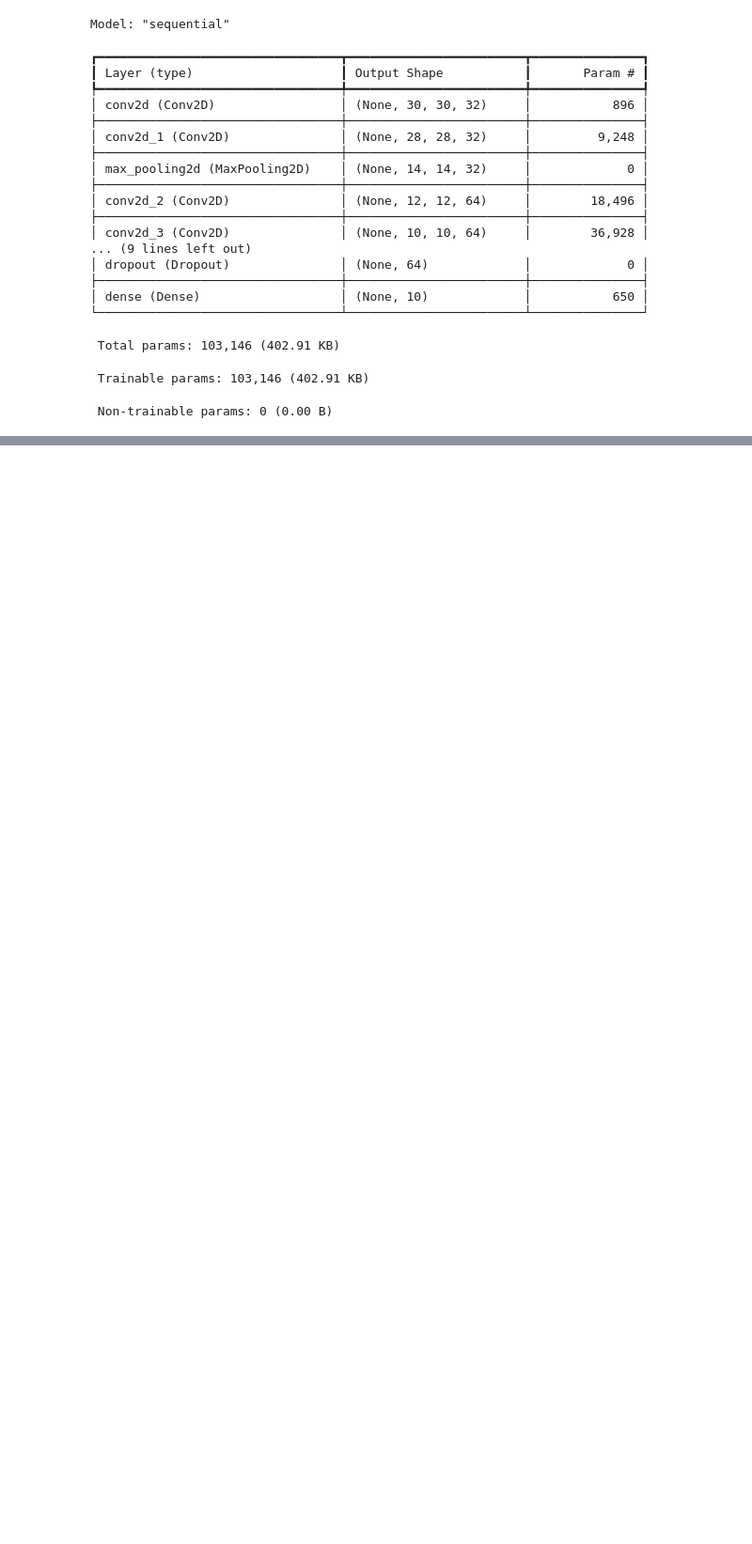
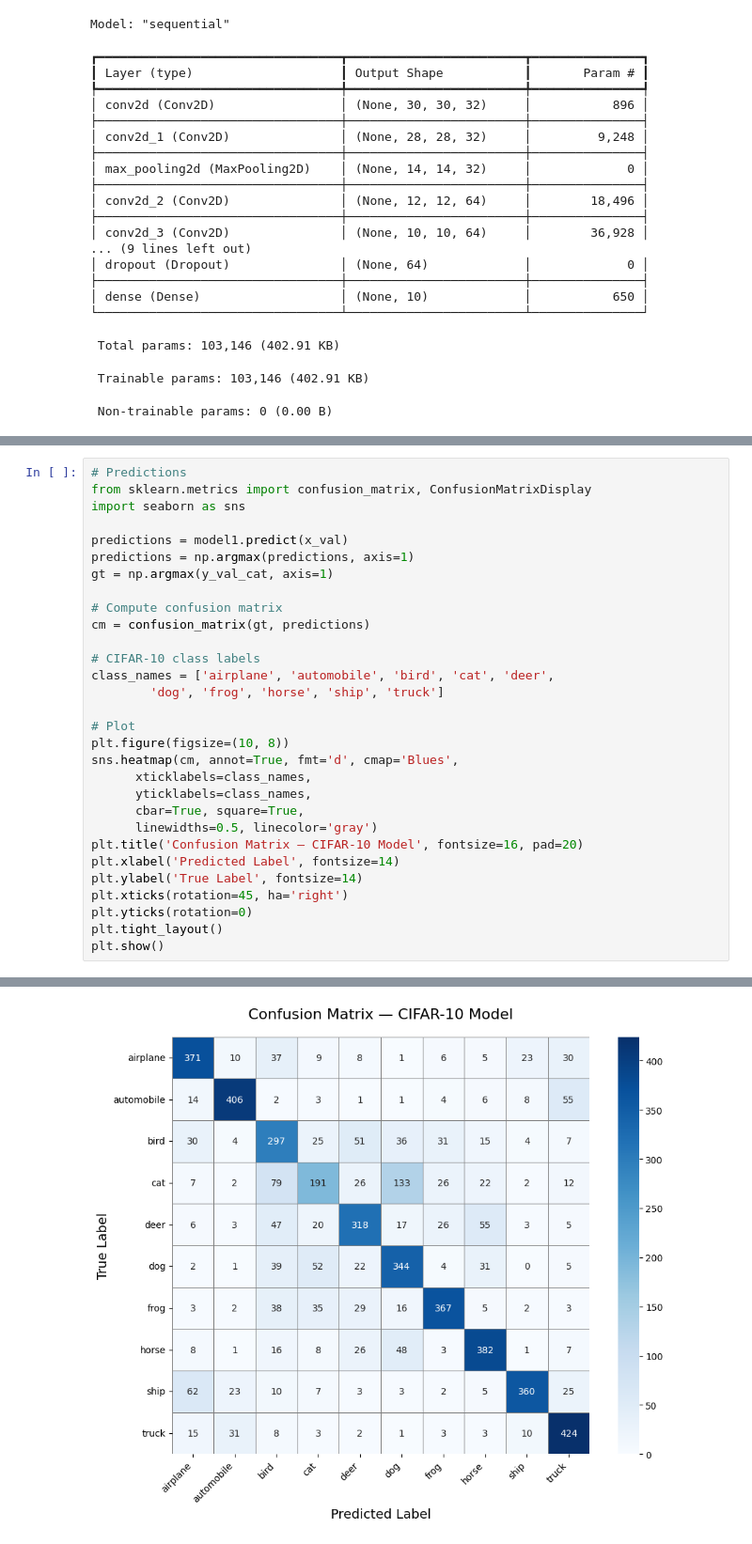
Before and after one commit to mborssatto/project-1-deep-learning-image-classification-with-cnn, a Jupyter notebook: main.ipynb, the cells around one changed output, grey strips where cells are left out. Shown at 94% size. Drawn from its saved outputs; the diff is of its cells as text; blank space fills up the shorter version.

```diff
--- a/main.ipynb
+++ b/main.ipynb
@@ -173,0 +191,31 @@ Test accuracy: 0.6805999875068665
+# %%
+# Predictions
+from sklearn.metrics import confusion_matrix, ConfusionMatrixDisplay
+import seaborn as sns
+
+predictions = model1.predict(x_val)
+predictions = np.argmax(predictions, axis=1)
+gt = np.argmax(y_val_cat, axis=1)
+
+# Compute confusion matrix
+cm = confusion_matrix(gt, predictions)
+
+# CIFAR-10 class labels
+class_names = ['airplane', 'automobile', 'bird', 'cat', 'deer',
+        'dog', 'frog', 'horse', 'ship', 'truck']
+
+# Plot
+plt.figure(figsize=(10, 8))
+sns.heatmap(cm, annot=True, fmt='d', cmap='Blues',
+      xticklabels=class_names,
+      yticklabels=class_names,
+      cbar=True, square=True,
+      linewidths=0.5, linecolor='gray')
+plt.title('Confusion Matrix — CIFAR-10 Model', fontsize=16, pad=20)
+plt.xlabel('Predicted Label', fontsize=14)
+plt.ylabel('True Label', fontsize=14)
+plt.xticks(rotation=45, ha='right')
+plt.yticks(rotation=0)
+plt.tight_layout()
+plt.show()
+# %% [output]
@@ -173,0 +223 @@ Test accuracy: 0.6805999875068665
+[figure, added]
```
Also changed, not shown: parts of 9 cells of this notebook.
